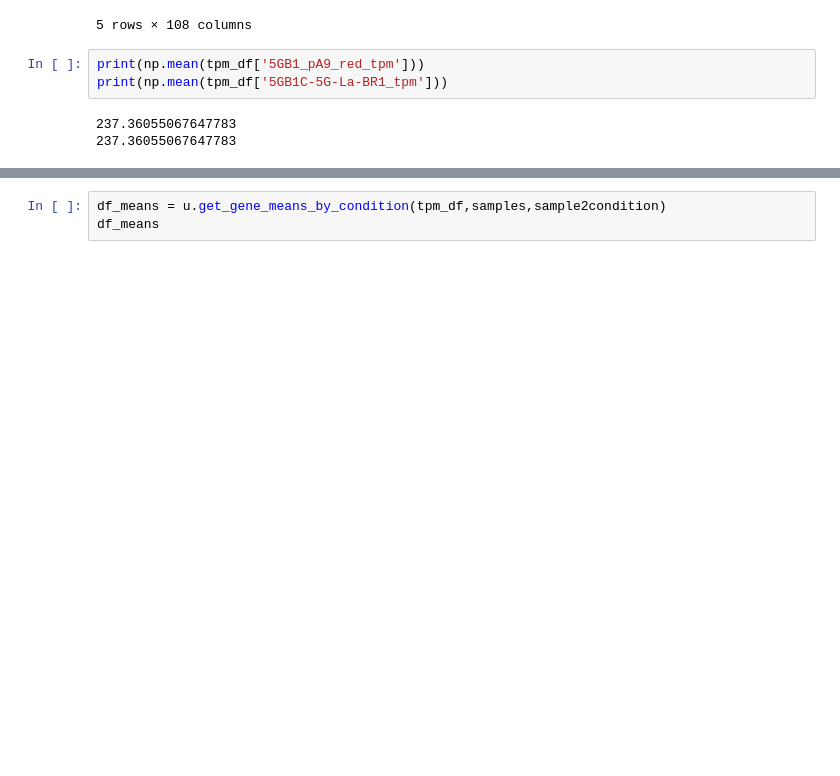
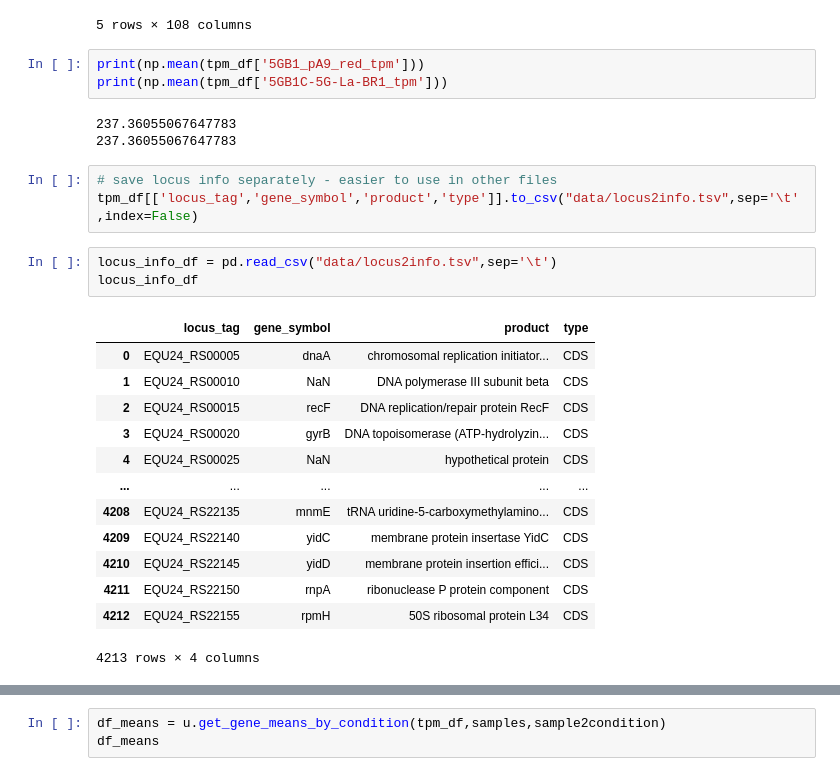
Before and after one commit to erinhwilson/deep-5g-sandbox, a Jupyter notebook: transform_5g_data.ipynb, the cells around one changed output, grey strips where cells are left out. Cells and saved outputs as stored; diff of their text form; blank space fills up the shorter version.

Commit message:
cleaning up data transformation nb

```diff
--- a/transform_5g_data.ipynb
+++ b/transform_5g_data.ipynb
@@ -145,4 +67,24 @@ print(np.mean(tpm_df['5GB1C-5G-La-BR1_tpm']))
 # %% [output]
 237.36055067647783
 237.36055067647783
+# %%
+# save locus info separately - easier to use in other files
+tpm_df[['locus_tag','gene_symbol','product','type']].to_csv("data/locus2info.tsv",sep='\t',index=False)
+# %%
+locus_info_df = pd.read_csv("data/locus2info.tsv",sep='\t')
+locus_info_df
+# %% [output]
+|  | locus_tag | gene_symbol | product | type |
+| 0 | EQU24_RS00005 | dnaA | chromosomal replication initiator... | CDS |
+| 1 | EQU24_RS00010 | NaN | DNA polymerase III subunit beta | CDS |
+| 2 | EQU24_RS00015 | recF | DNA replication/repair protein RecF | CDS |
+| 3 | EQU24_RS00020 | gyrB | DNA topoisomerase (ATP-hydrolyzin... | CDS |
+| 4 | EQU24_RS00025 | NaN | hypothetical protein | CDS |
+| ... | ... | ... | ... | ... |
+| 4208 | EQU24_RS22135 | mnmE | tRNA uridine-5-carboxymethylamino... | CDS |
+| 4209 | EQU24_RS22140 | yidC | membrane protein insertase YidC | CDS |
+| 4210 | EQU24_RS22145 | yidD | membrane protein insertion effici... | CDS |
+| 4211 | EQU24_RS22150 | rnpA | ribonuclease P protein component | CDS |
+| 4212 | EQU24_RS22155 | rpmH | 50S ribosomal protein L34 | CDS |
+4213 rows × 4 columns
 # %%
```
Also changed, not shown: parts of 6 cells of this notebook, 2 other files.
